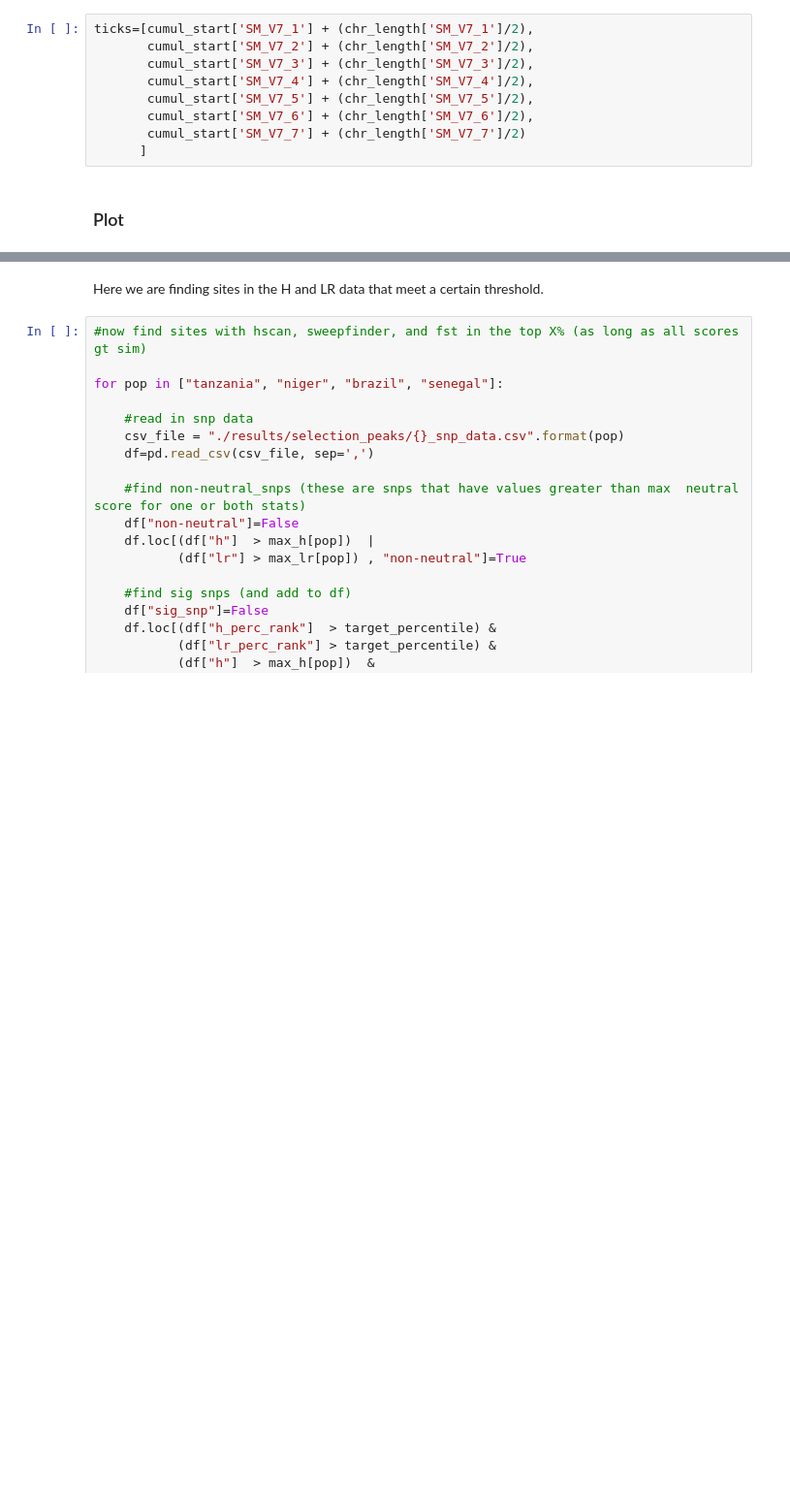
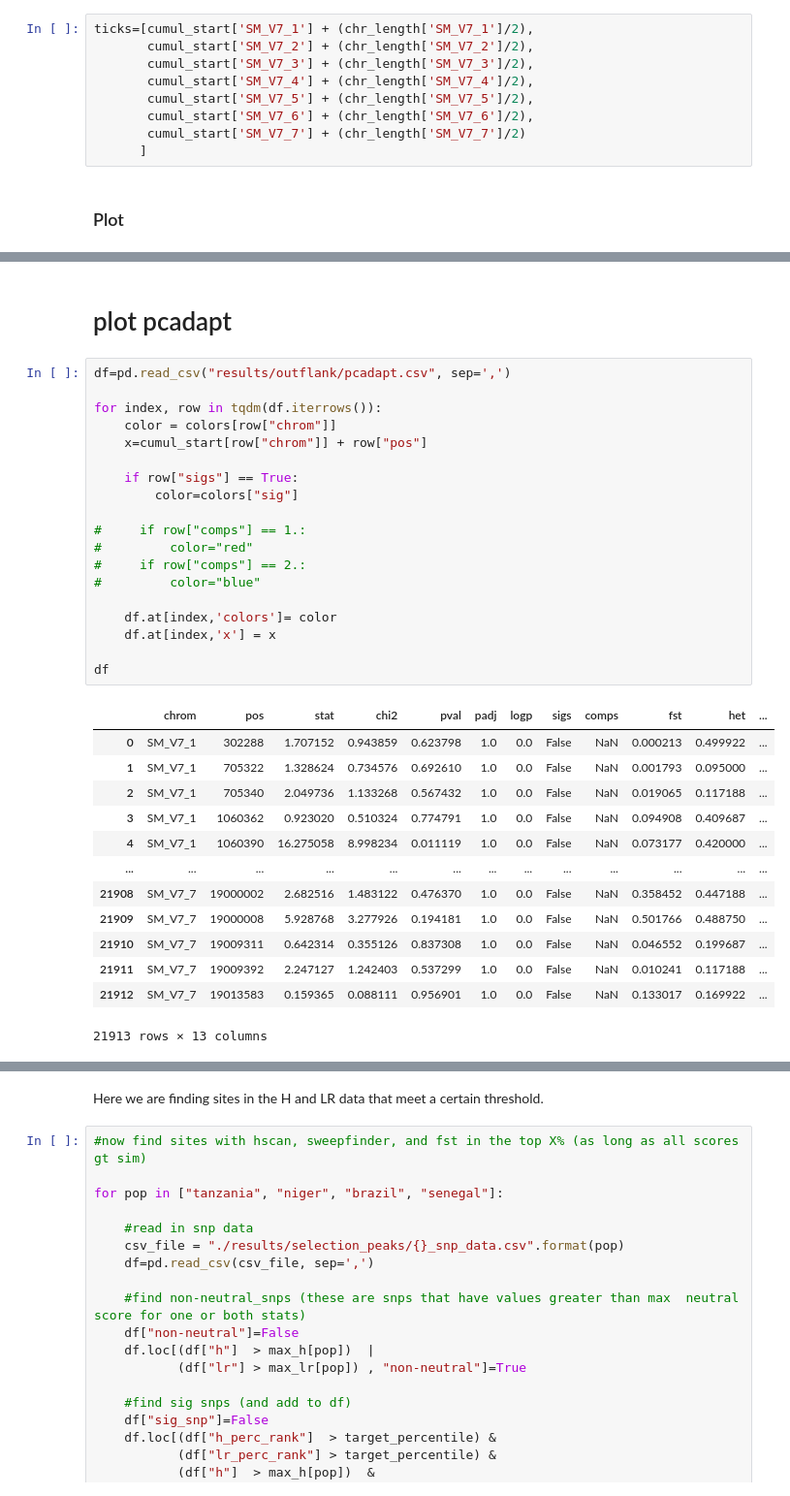
Before and after one commit to nealplatt/sch_man_nwinvasion, a Jupyter notebook: notebooks/test_of_selection.ipynb, the cells around one changed output, grey strips where cells are left out. Shown at 97% size. Cells and saved outputs as stored; diff of their text form; blank space fills up the shorter version.

```diff
--- a/notebooks/test_of_selection.ipynb
+++ b/notebooks/test_of_selection.ipynb
@@ -668,0 +718,35 @@ KeyboardInterrupt:
+# %% [markdown]
+# plot pcadapt
+# %%
+df=pd.read_csv("results/outflank/pcadapt.csv", sep=',')
+
+for index, row in tqdm(df.iterrows()):
+    color = colors[row["chrom"]]
+    x=cumul_start[row["chrom"]] + row["pos"]
+
+    if row["sigs"] == True:
+        color=colors["sig"]
+
+#     if row["comps"] == 1.:
+#         color="red"
+#     if row["comps"] == 2.:
+#         color="blue"
+
+    df.at[index,'colors']= color
+    df.at[index,'x'] = x
+
+df
+# %% [output]
+|  | chrom | pos | stat | chi2 | pval | padj | logp | sigs | comps | fst | het | ... |
+| 0 | SM_V7_1 | 302288 | 1.707152 | 0.943859 | 0.623798 | 1.0 | 0.0 | False | NaN | 0.000213 | 0.499922 | ... |
+| 1 | SM_V7_1 | 705322 | 1.328624 | 0.734576 | 0.692610 | 1.0 | 0.0 | False | NaN | 0.001793 | 0.095000 | ... |
+| 2 | SM_V7_1 | 705340 | 2.049736 | 1.133268 | 0.567432 | 1.0 | 0.0 | False | NaN | 0.019065 | 0.117188 | ... |
+| 3 | SM_V7_1 | 1060362 | 0.923020 | 0.510324 | 0.774791 | 1.0 | 0.0 | False | NaN | 0.094908 | 0.409687 | ... |
+| 4 | SM_V7_1 | 1060390 | 16.275058 | 8.998234 | 0.011119 | 1.0 | 0.0 | False | NaN | 0.073177 | 0.420000 | ... |
+| ... | ... | ... | ... | ... | ... | ... | ... | ... | ... | ... | ... | ... |
+| 21908 | SM_V7_7 | 19000002 | 2.682516 | 1.483122 | 0.476370 | 1.0 | 0.0 | False | NaN | 0.358452 | 0.447188 | ... |
+| 21909 | SM_V7_7 | 19000008 | 5.928768 | 3.277926 | 0.194181 | 1.0 | 0.0 | False | NaN | 0.501766 | 0.488750 | ... |
+| 21910 | SM_V7_7 | 19009311 | 0.642314 | 0.355126 | 0.837308 | 1.0 | 0.0 | False | NaN | 0.046552 | 0.199687 | ... |
+| 21911 | SM_V7_7 | 19009392 | 2.247127 | 1.242403 | 0.537299 | 1.0 | 0.0 | False | NaN | 0.010241 | 0.117188 | ... |
+| 21912 | SM_V7_7 | 19013583 | 0.159365 | 0.088111 | 0.956901 | 1.0 | 0.0 | False | NaN | 0.133017 | 0.169922 | ... |
+21913 rows × 13 columns
```
Also changed, not shown: parts of 18 cells of this notebook.
